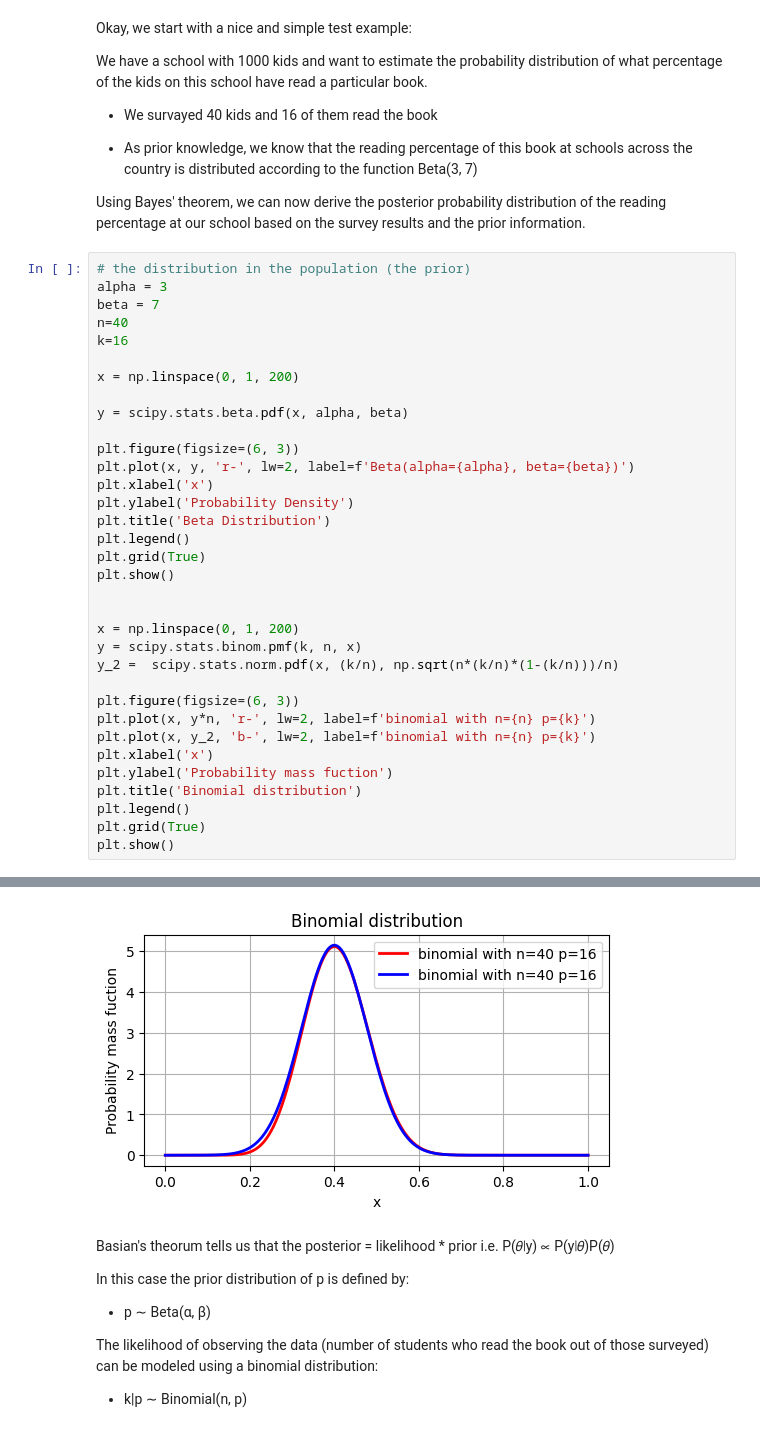
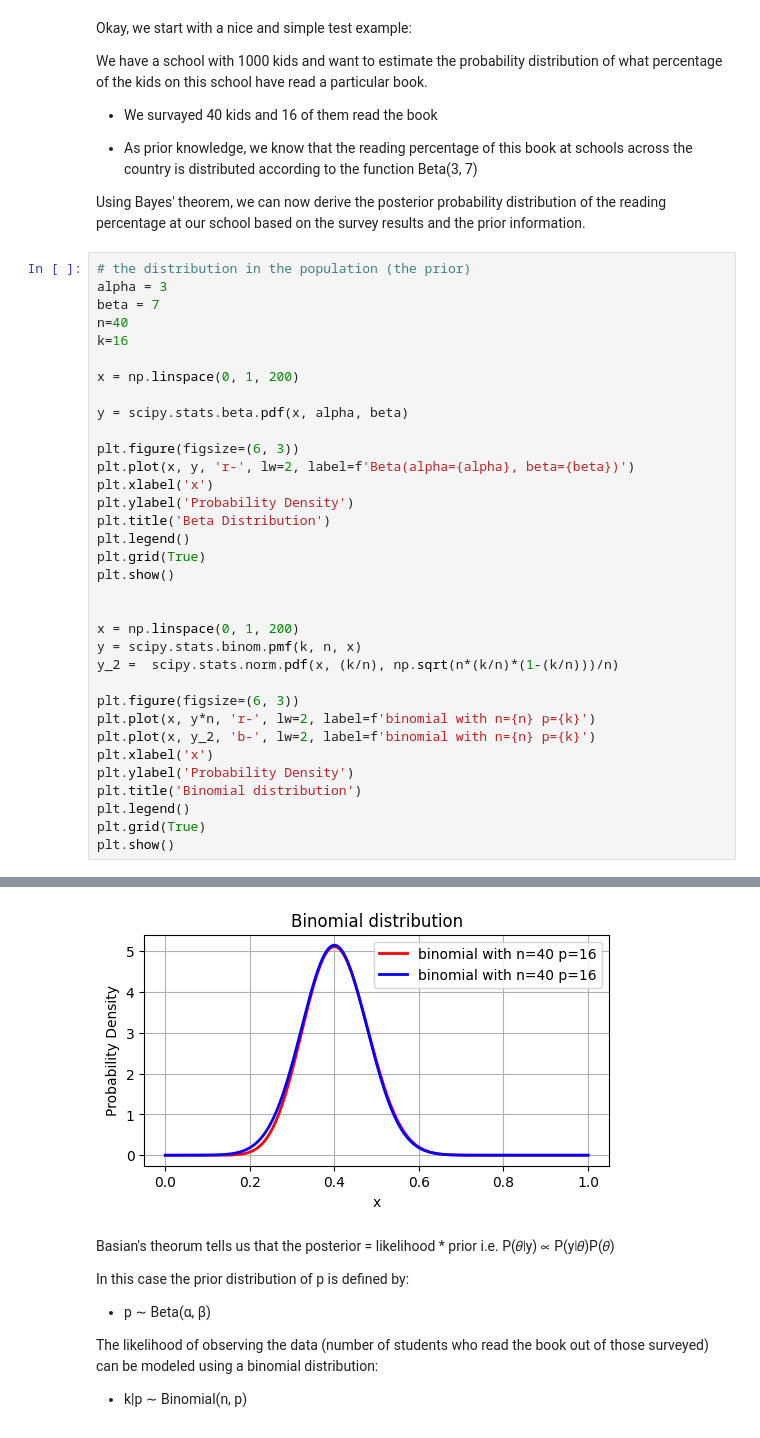
Before and after one commit to freeklinssen/Hamiltonia_Monte_Carlo_algorithm, a Jupyter notebook: Simple_Metropolis-Hastings.ipynb, the cells around one changed output, grey strips where cells are left out. Saved outputs shown, nothing was run; the diff lists cells and outputs as text.

```diff
--- a/Simple_Metropolis-Hastings.ipynb
+++ b/Simple_Metropolis-Hastings.ipynb
@@ -22,35 +23,35 @@ n=40
 k=16
 
 x = np.linspace(0, 1, 200)
 
 y = scipy.stats.beta.pdf(x, alpha, beta)
 
 plt.figure(figsize=(6, 3))
 plt.plot(x, y, 'r-', lw=2, label=f'Beta(alpha={alpha}, beta={beta})')
 plt.xlabel('x')
 plt.ylabel('Probability Density')
 plt.title('Beta Distribution')
 plt.legend()
 plt.grid(True)
 plt.show()
 
 
 x = np.linspace(0, 1, 200)
 y = scipy.stats.binom.pmf(k, n, x)
 y_2 =  scipy.stats.norm.pdf(x, (k/n), np.sqrt(n*(k/n)*(1-(k/n)))/n)
 
 plt.figure(figsize=(6, 3))
 plt.plot(x, y*n, 'r-', lw=2, label=f'binomial with n={n} p={k}')
 plt.plot(x, y_2, 'b-', lw=2, label=f'binomial with n={n} p={k}')
 plt.xlabel('x')
-plt.ylabel('Probability mass fuction')
+plt.ylabel('Probability Density')
 plt.title('Binomial distribution')
 plt.legend()
 plt.grid(True)
 plt.show()
 # %% [output]
 [figure]
-[figure, old version]
+[figure, new version]
 # %% [markdown]
 Basian's theorum tells us that the posterior = likelihood * prior i.e. P(𝜃∣y) ∝ P(y∣𝜃)P(𝜃)
 
```
Also changed, not shown: parts of 3 cells of this notebook, 6 other files.
